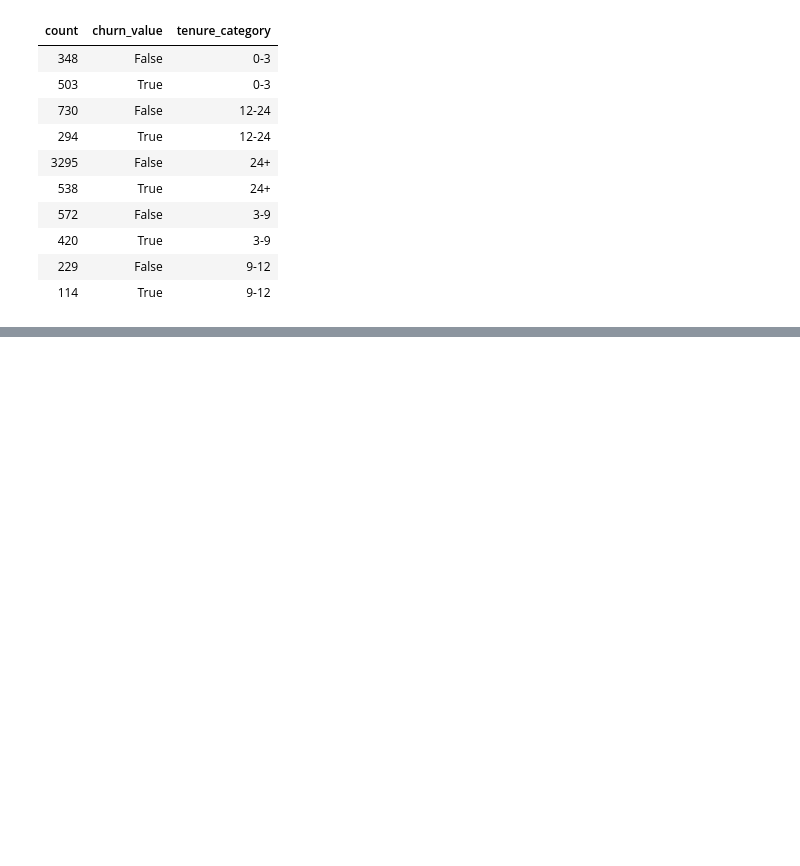
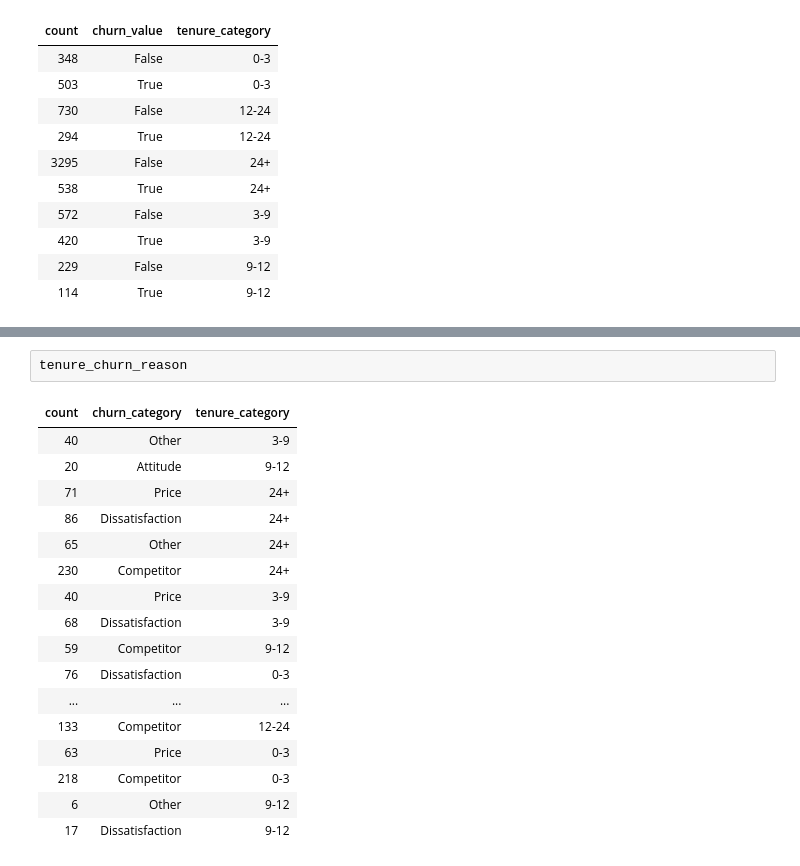
Before and after one commit to Mykolazaz/telco-churn-analysis, a Jupyter notebook: main.ipynb, the cells around one changed output, grey strips where cells are left out. Cells and saved outputs as stored; diff of their text form; blank space fills up the shorter version.

```diff
--- a/main.ipynb
+++ b/main.ipynb
@@ -355,0 +374,20 @@ As it turns out, we are loosing the clients that have been with the company the
+# %%
+tenure_churn_reason
+# %% [output]
+| count | churn_category | tenure_category |
+| 40 | Other | 3-9 |
+| 20 | Attitude | 9-12 |
+| 71 | Price | 24+ |
+| 86 | Dissatisfaction | 24+ |
+| 65 | Other | 24+ |
+| 230 | Competitor | 24+ |
+| 40 | Price | 3-9 |
+| 68 | Dissatisfaction | 3-9 |
+| 59 | Competitor | 9-12 |
+| 76 | Dissatisfaction | 0-3 |
+| ... | ... | ... |
+| 133 | Competitor | 12-24 |
+| 63 | Price | 0-3 |
+| 218 | Competitor | 0-3 |
+| 6 | Other | 9-12 |
+| 17 | Dissatisfaction | 9-12 |
```
Also changed, not shown: parts of 6 cells of this notebook.
